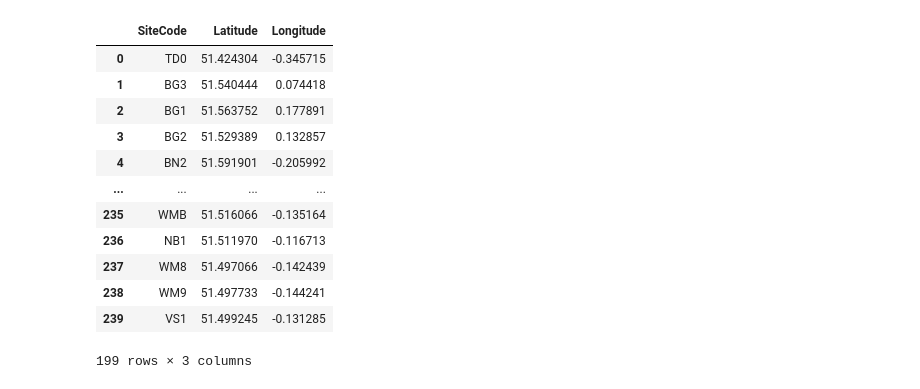
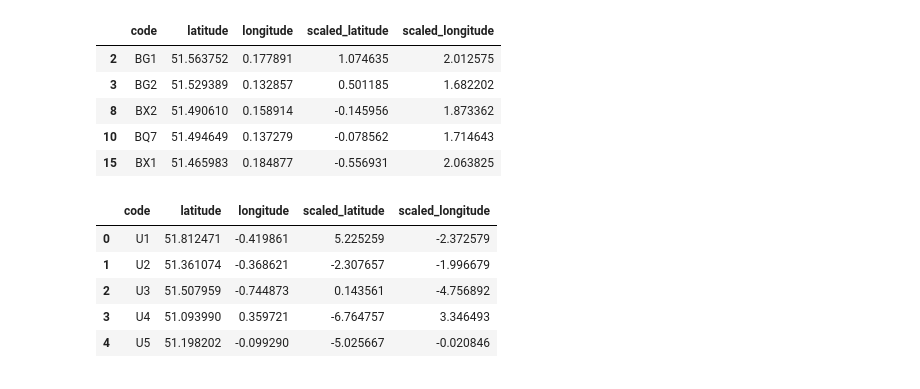
Before and after one commit to bikeclub51/london-aq, a Jupyter notebook: code/optimization/krause.ipynb, the cells around one changed output. Cells and saved outputs as stored; diff of their text form; code cells hidden in the pictures.

```diff
--- a/code/optimization/krause.ipynb
+++ b/code/optimization/krause.ipynb
@@ -33,2 +42,6 @@ S_df = sites_info_df.loc[sites_info_df['SiteCode'].isin(sites)][['SiteCode', 'La
+# %%
+S_df = sites_info_df.loc[sites_info_df['SiteCode'].isin(df_sites)][['SiteCode', 'Latitude', 'Longitude']]
+S_df = S_df.rename(columns={"SiteCode": "code", "Latitude": "latitude", "Longitude": "longitude"})
 # %%
-_, U_df = generate_sample_U.generate_placement_sets()
+_, U_df = generate_placement_sets()
+U_df = U_df.rename(columns={"SiteCode": "code", "Latitude": "latitude", "Longitude": "longitude"})
@@ -50,20 +48,22 @@ _, U_df = generate_sample_U.generate_placement_sets()
-# %%
-if TIME:
-    S_df["t"] = t_max
-    U_df["t"] = t_max
+# %%
+for feature in scalers:
+    S_df[f"scaled_{feature}"] = scalers[feature].transform(S_df[[feature]].values)
+    U_df[f"scaled_{feature}"] = scalers[feature].transform(U_df[[feature]].values)
+# %%
+S_df.head()
+# %% [output]
+|  | code | latitude | longitude | scaled_latitude | scaled_longitude |
+| 2 | BG1 | 51.563752 | 0.177891 | 1.074635 | 2.012575 |
+| 3 | BG2 | 51.529389 | 0.132857 | 0.501185 | 1.682202 |
+| 8 | BX2 | 51.490610 | 0.158914 | -0.145956 | 1.873362 |
+| 10 | BQ7 | 51.494649 | 0.137279 | -0.078562 | 1.714643 |
+| 15 | BX1 | 51.465983 | 0.184877 | -0.556931 | 2.063825 |
 # %%
-S_df
+U_df.head()
 # %% [output]
-|  | SiteCode | Latitude | Longitude |
-| 0 | TD0 | 51.424304 | -0.345715 |
-| 1 | BG3 | 51.540444 | 0.074418 |
-| 2 | BG1 | 51.563752 | 0.177891 |
-| 3 | BG2 | 51.529389 | 0.132857 |
-| 4 | BN2 | 51.591901 | -0.205992 |
-| ... | ... | ... | ... |
-| 235 | WMB | 51.516066 | -0.135164 |
-| 236 | NB1 | 51.511970 | -0.116713 |
-| 237 | WM8 | 51.497066 | -0.142439 |
-| 238 | WM9 | 51.497733 | -0.144241 |
-| 239 | VS1 | 51.499245 | -0.131285 |
+|  | code | latitude | longitude | scaled_latitude | scaled_longitude |
+| 0 | U1 | 51.812471 | -0.419861 | 5.225259 | -2.372579 |
+| 1 | U2 | 51.361074 | -0.368621 | -2.307657 | -1.996679 |
+| 2 | U3 | 51.507959 | -0.744873 | 0.143561 | -4.756892 |
+| 3 | U4 | 51.093990 | 0.359721 | -6.764757 | 3.346493 |
+| 4 | U5 | 51.198202 | -0.099290 | -5.025667 | -0.020846 |
-199 rows × 3 columns
```
Also changed, not shown: parts of 24 cells of this notebook.
